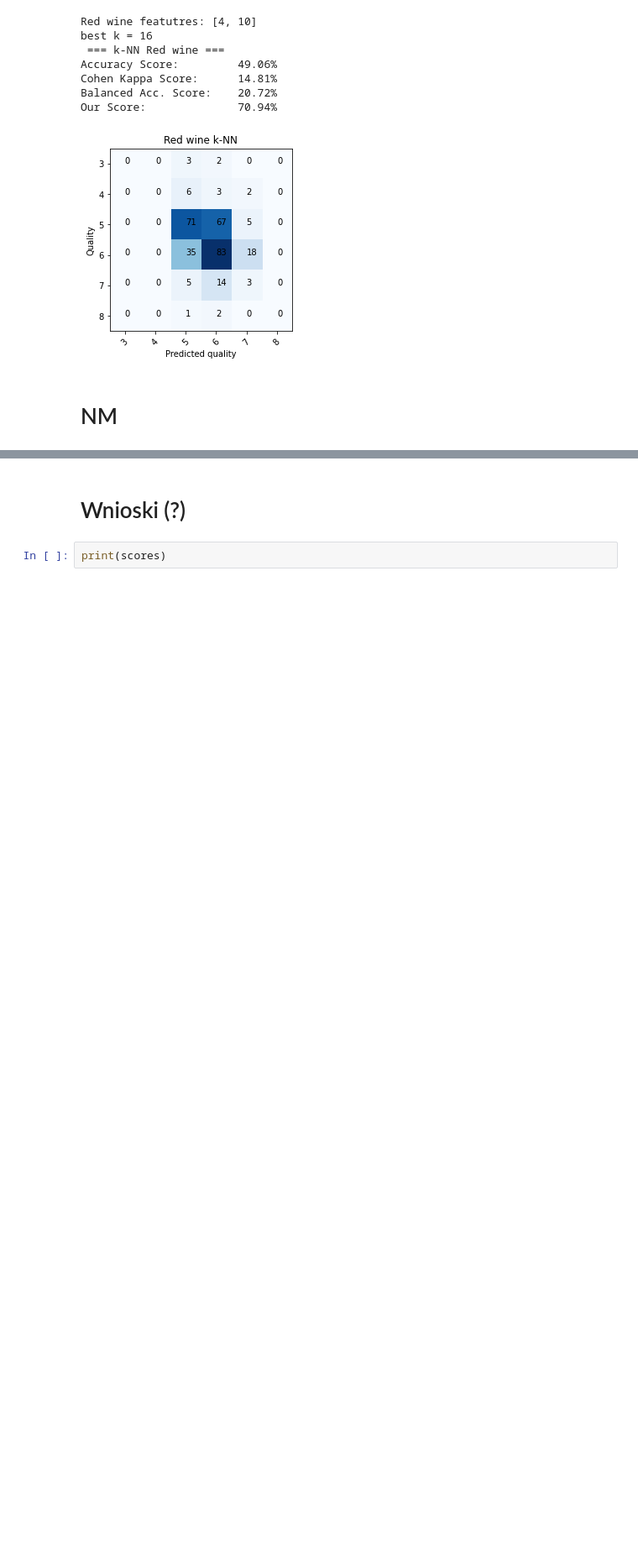
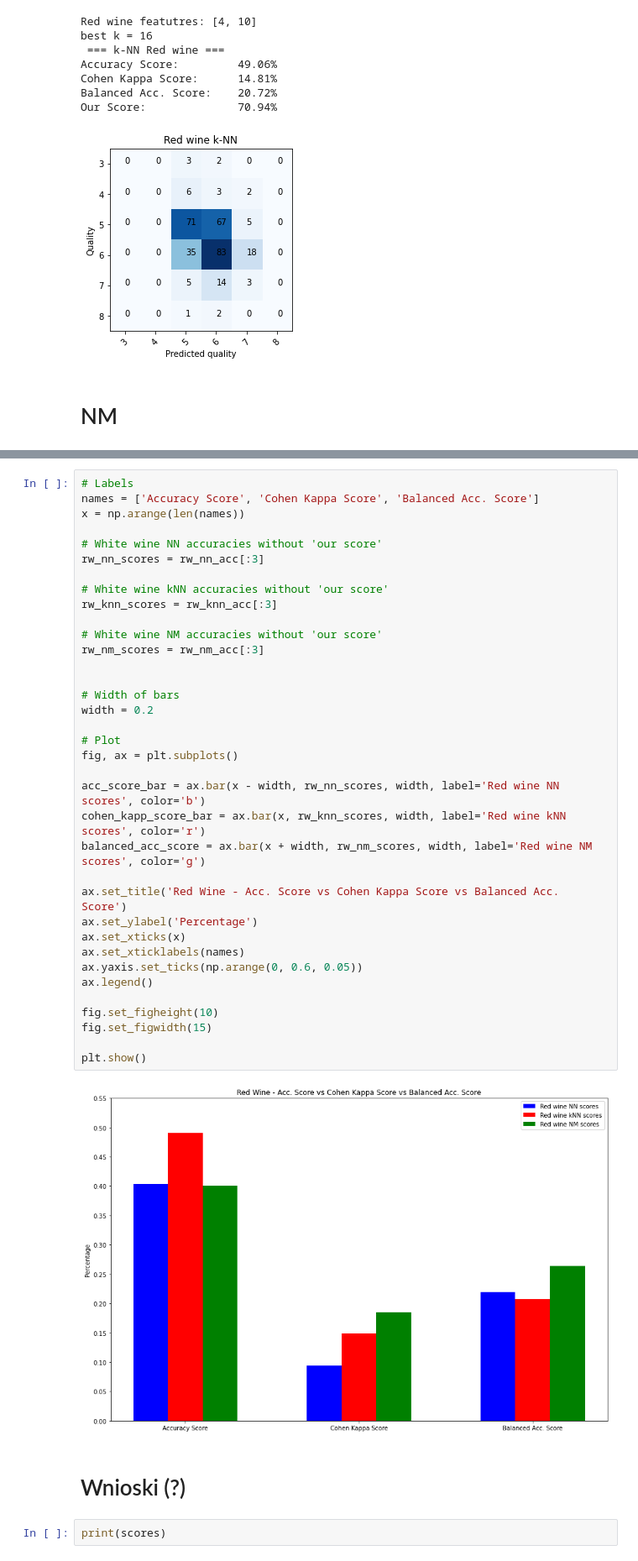
Before and after one commit to startled-cat/wine-quality-classification, a Jupyter notebook: projekt/wine.ipynb, the cells around one changed output, grey strips where cells are left out. Shown at 84% size. Cells and saved outputs as stored; diff of their text form; blank space fills up the shorter version.

```diff
--- a/projekt/wine.ipynb
+++ b/projekt/wine.ipynb
@@ -660,3 +669,41 @@ plt.show()
+# %%
+# Labels
+names = ['Accuracy Score', 'Cohen Kappa Score', 'Balanced Acc. Score']
+x = np.arange(len(names))
+
+# White wine NN accuracies without 'our score'
+rw_nn_scores = rw_nn_acc[:3]
+
+# White wine kNN accuracies without 'our score'
+rw_knn_scores = rw_knn_acc[:3]
+
+# White wine NM accuracies without 'our score'
+rw_nm_scores = rw_nm_acc[:3]
+
+
+# Width of bars
+width = 0.2
+
+# Plot
+fig, ax = plt.subplots()
+
+acc_score_bar = ax.bar(x - width, rw_nn_scores, width, label='Red wine NN scores', color='b')
+cohen_kapp_score_bar = ax.bar(x, rw_knn_scores, width, label='Red wine kNN scores', color='r')
+balanced_acc_score = ax.bar(x + width, rw_nm_scores, width, label='Red wine NM scores', color='g')
+
+ax.set_title('Red Wine - Acc. Score vs Cohen Kappa Score vs Balanced Acc. Score')
+ax.set_ylabel('Percentage')
+ax.set_xticks(x)
+ax.set_xticklabels(names)
+ax.yaxis.set_ticks(np.arange(0, 0.6, 0.05))
+ax.legend()
+
+fig.set_figheight(10)
+fig.set_figwidth(15)
+
+plt.show()
+# %% [output]
+[figure, added]
 # %% [markdown]
 # Wnioski (?)
 # %%
```
Also changed, not shown: parts of 7 cells of this notebook.
